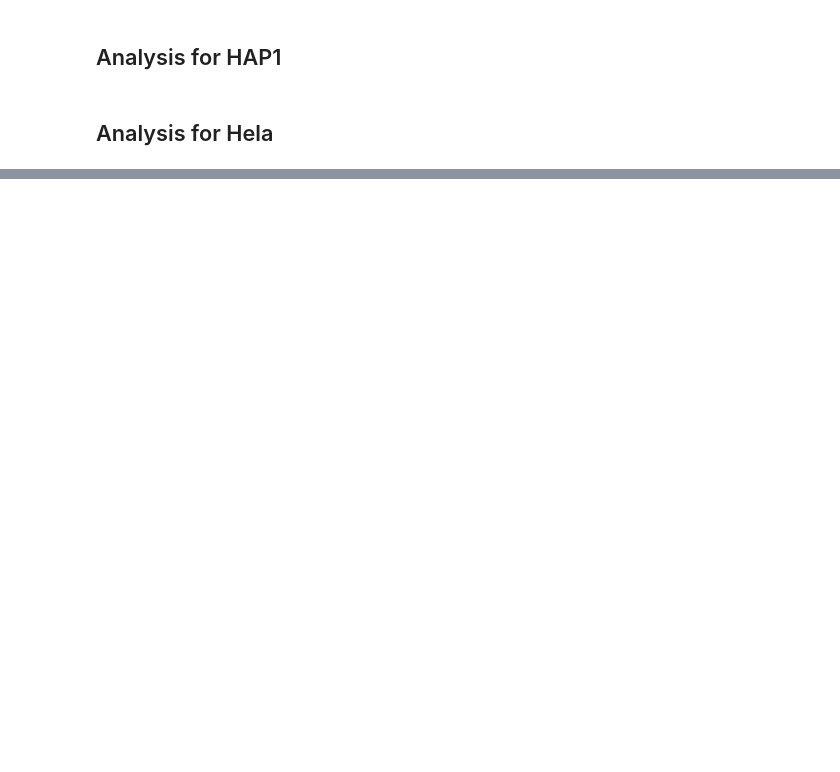
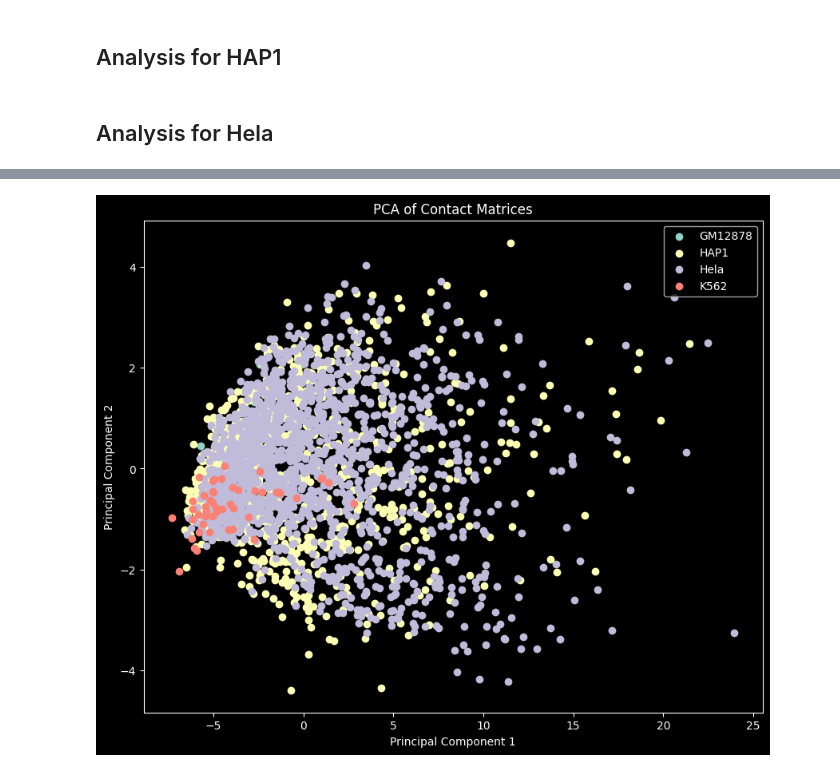
Before and after one commit to HaochongYANG/dna_heterogeneity, a Jupyter notebook: analysis.ipynb, the cells around one changed output, grey strips where cells are left out. Drawn from its saved outputs; the diff is of its cells as text; code cells hidden in the pictures; blank space fills up the shorter version.

```diff
--- a/analysis.ipynb
+++ b/analysis.ipynb
@@ -366,0 +701,86 @@ avg of avg: 0.3588197916666666
+# %%
+import os
+import numpy as np
+import pandas as pd
+from sklearn.decomposition import PCA
+import matplotlib.pyplot as plt
+
+# Function to load and process matrices from a directory
+def load_and_process_matrices(directory):
+    matrices = []
+    for filename in os.listdir(directory):
+        if filename.endswith(".txt"):
+            filepath = os.path.join(directory, filename)
+            df = pd.read_csv(filepath, sep='\t', header=None)
+            df.columns = ['chr1', 'pos1', 'chr2', 'pos2', 'contact_count']
+            # Log10 transform contact counts
+            df['contact_count'] = np.log10(df['contact_count'] + 1)
+            # Binarize at 10 Mb resolution
+            df['bin1'] = df['pos1'] // 10000000
+            df['bin2'] = df['pos2'] // 10000000
+            # Ensure redundant entries are only represented once
+            df = df[df['chr1'] <= df['chr2']]
+            matrices.append(df)
+    return matrices
+
+# Function to vectorize matrices
+def vectorize_matrices(matrices):
+    contacts = {}
+    for df in matrices:
+        for _, row in df.iterrows():
+            contact = (row['chr1'], row['bin1'], row['chr2'], row['bin2'])
+            if contact not in contacts:
+                contacts[contact] = []
+            contacts[contact].append(row['contact_count'])
+
+    # Create a dataframe where rows are single cells and columns are contacts
+    contact_list = list(contacts.keys())
+    vectorized_data = []
+    for df in matrices:
+        cell_vector = []
+        for contact in contact_list:
+            chr1, bin1, chr2, bin2 = contact
+            matching_rows = df[(df['chr1'] == chr1) & (df['bin1'] == bin1) & (df['chr2'] == chr2) & (df['bin2'] == bin2)]
+            if not matching_rows.empty:
+                cell_vector.append(matching_rows['contact_count'].values[0])
+            else:
+                cell_vector.append(0)
+        vectorized_data.append(cell_vector)
+
+    return pd.DataFrame(vectorized_data, columns=contact_list)
+
+# Directories of the four types of cells
+directories = ["./GM12878", "./HAP1", "./Hela", "./K562"]
+labels = ["GM12878", "HAP1", "Hela", "K562"]
+
+# Load, process, and vectorize matrices from each directory
+all_matrices = []
+all_labels = []
+for i, directory in enumerate(directories):
+    matrices = load_and_process_matrices(directory)
+    all_matrices.extend(matrices)
+    all_labels.extend([labels[i]] * len(matrices))
+
+# Vectorize matrices
+vectorized_matrix = vectorize_matrices(all_matrices)
+
+# Perform PCA
+pca = PCA(n_components=2)
+pca_result = pca.fit_transform(vectorized_matrix)
+
+# Convert the PCA result to a dataframe
+pca_df = pd.DataFrame(data=pca_result, columns=['PC1', 'PC2'])
+pca_df['label'] = all_labels
+
+# Plot the PCA result
+plt.figure(figsize=(10, 8))
+for label in labels:
+    indices = pca_df['label'] == label
+    plt.scatter(pca_df.loc[indices, 'PC1'], pca_df.loc[indices, 'PC2'], label=label)
+plt.xlabel('Principal Component 1')
+plt.ylabel('Principal Component 2')
+plt.title('PCA of Contact Matrices')
+plt.legend()
+plt.show()
+# %% [output]
+[figure, added]
```
Also changed, not shown: parts of 25 cells of this notebook.
